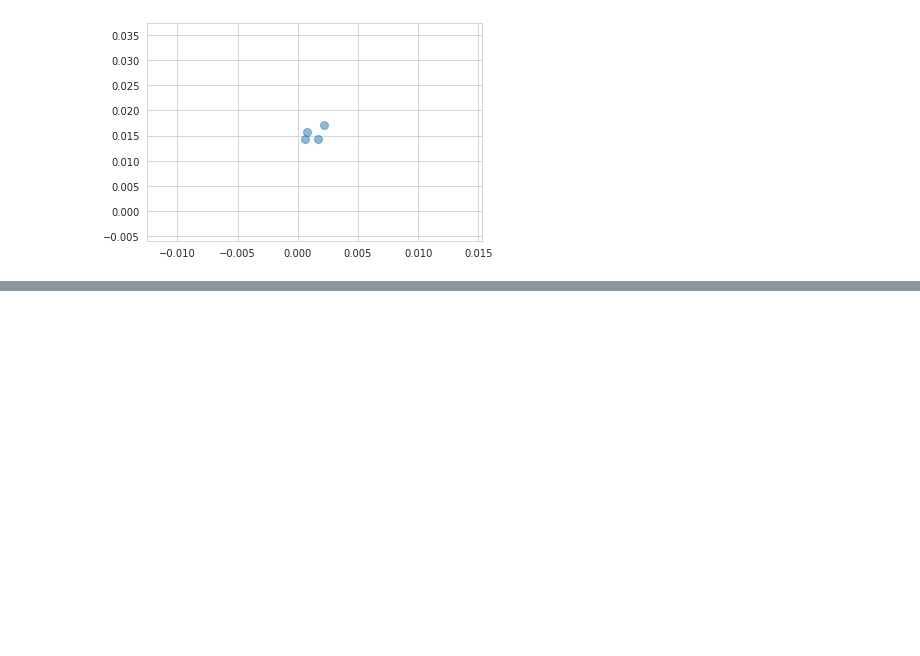
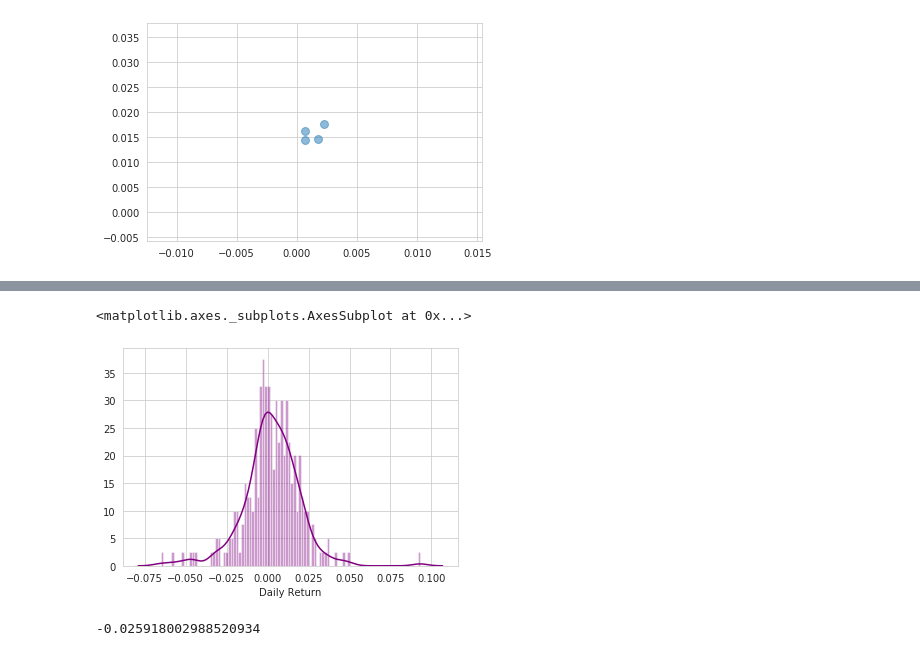
Before and after one commit to kisk0419/Python_learning, a Jupyter notebook: udemy_stockdata.ipynb, the cells around one changed output, grey strips where cells are left out. Cells and saved outputs as stored; diff of their text form; code cells hidden in the pictures; blank space fills up the shorter version.

```diff
--- a/udemy_stockdata.ipynb
+++ b/udemy_stockdata.ipynb
@@ -200,0 +201,9 @@ for label, x, y in zip(rets.columns, rets.mean(), rets.std()):
+# %%
+sns.distplot(AAPL['Daily Return'].dropna(), bins=100, color='purple')
+# %% [output]
+<matplotlib.axes._subplots.AxesSubplot at 0x...>
+[figure, added]
+# %%
+rets['AAPL'].quantile(0.05) #
+# %% [output]
+-0.025918002988520934
```
Also changed, not shown: parts of 27 cells of this notebook.
